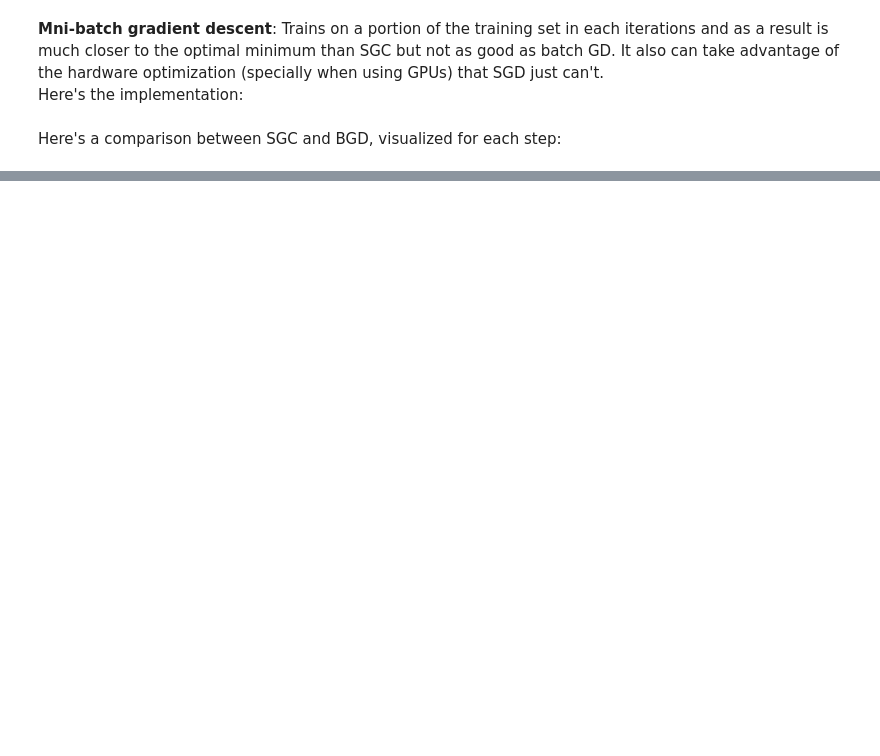
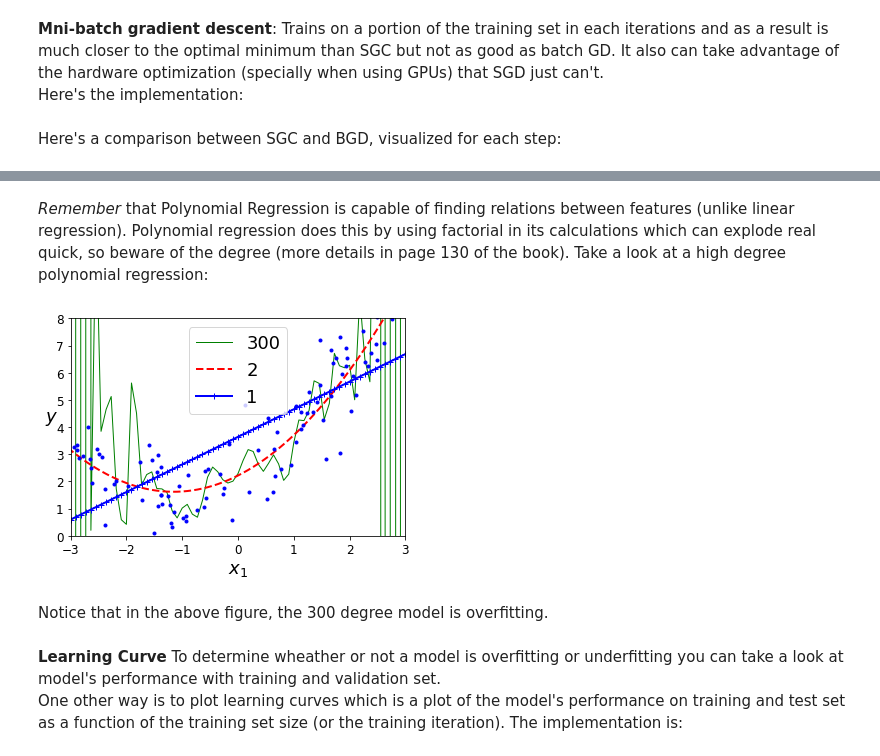
Before and after one commit to AmiraliSajadi/handson-ml2-code-note, a Jupyter notebook: 4_training_models.ipynb, the cells around one changed output, grey strips where cells are left out. Saved outputs shown, nothing was run; the diff lists cells and outputs as text; code cells hidden in the pictures; blank space fills up the shorter version.

```diff
--- a/4_training_models.ipynb
+++ b/4_training_models.ipynb
@@ -227,0 +285,35 @@ plt.show()
+# %% [markdown]
+*Remember* that Polynomial Regression is capable of finding relations between features (unlike linear regression). Polynomial regression does this by using factorial in its calculations which can explode real quick, so beware of the degree (more details in page 130 of the book). Take a look at a high degree polynomial regression:
+# %%
+from sklearn.preprocessing import StandardScaler
+from sklearn.pipeline import Pipeline
+
+for style, width, degree in (("g-", 1, 300), ("r--", 2, 2), ("b-+", 2, 1)):
+  polybig_features = PolynomialFeatures(degree=degree, include_bias=False)
+  std_scalar = StandardScaler()
+  lin_reg = LinearRegression()
+  polynomial_regression = Pipeline([
+      ("poly_features", polybig_features),
+      ("standard_scalar", std_scalar),
+      ("linear_regression", lin_reg),
+  ])
+  polynomial_regression.fit(X, y)
+  # make new predictions
+  y_newbig = polynomial_regression.predict(X_new)
+  # add to plot
+  plt.plot(X_new, y_newbig, style, label=str(degree), linewidth=width)
+
+# visualize
+plt.plot(X, y, "b.")
+plt.legend(loc="upper center", fontsize=18)
+plt.axis([-3, 3, 0, 8])
+plt.xlabel("$x_1$", fontsize=18)
+plt.ylabel("$y$", rotation=0, fontsize=18)
+plt.show()
+# %% [output]
+[figure, added]
+# %% [markdown]
+Notice that in the above figure, the 300 degree model is overfitting.
+# %% [markdown]
+**Learning Curve**
+To determine wheather or not a model is overfitting or underfitting you can take a look at model's performance with training and validation set.<br>One other way is to plot learning curves which is a plot of the model's performance on training and test set as a function of the training set size (or the training iteration). The implementation is:
```
Also changed, not shown: parts of 30 cells of this notebook.
